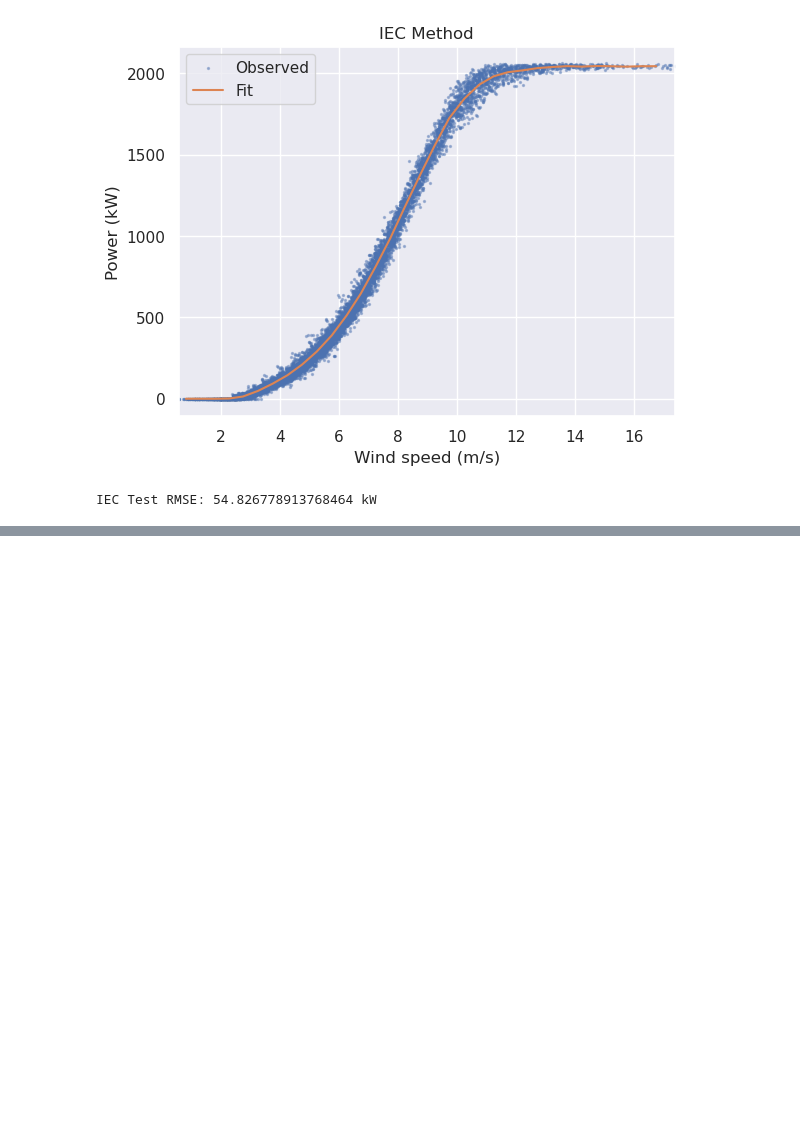
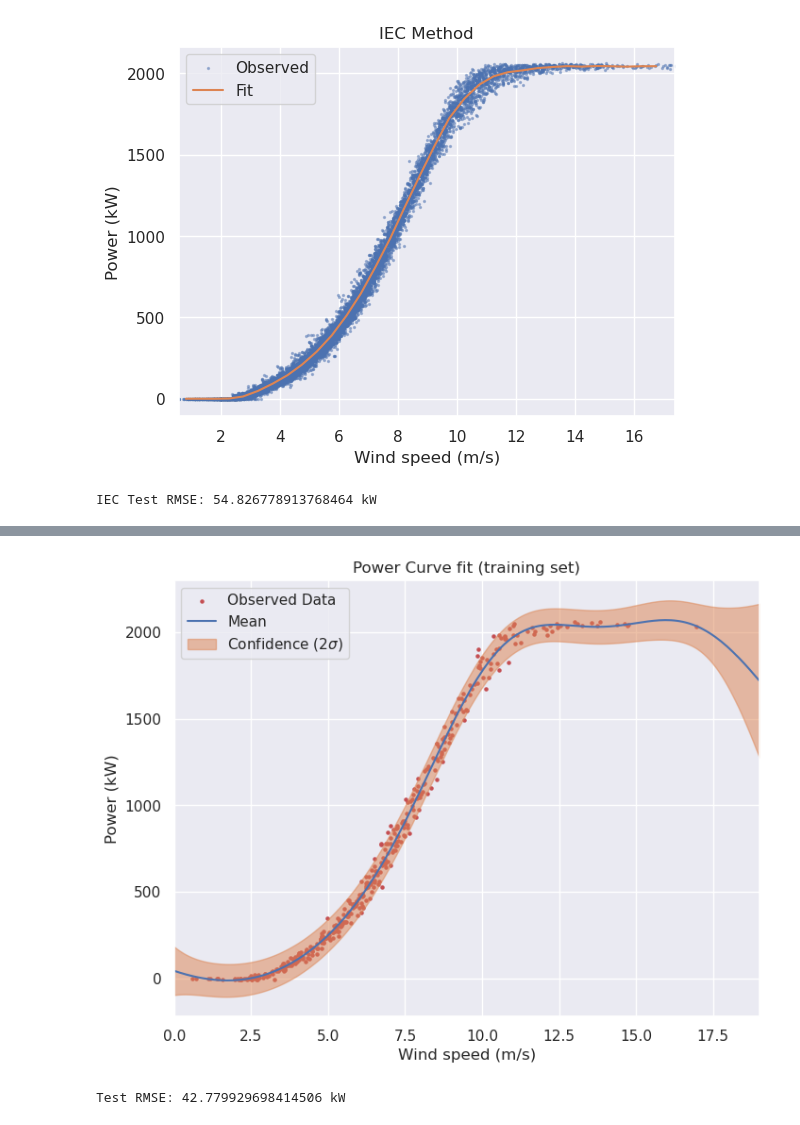
Before and after one commit to camirmas/REStats, a Jupyter notebook: REStats/notebooks/power_curve.ipynb, the cells around one changed output, grey strips where cells are left out. Cells and saved outputs as stored; diff of their text form; code cells hidden in the pictures; blank space fills up the shorter version.

```diff
--- a/REStats/notebooks/power_curve.ipynb
+++ b/REStats/notebooks/power_curve.ipynb
@@ -248,0 +113,5 @@ with torch.no_grad():
+# %%
+X_train = torch.tensor(train.wind_speed)
+y_train = torch.tensor(train.power_std)
+
+model, likelihood = power_curve.fit(X_train, y_train)
@@ -248,0 +136,25 @@ with torch.no_grad():
+# %%
+fit_x = torch.linspace(0, cut_out+1.5, 200)
+fit_pred = power_curve.predict(model, likelihood, fit_x)
+# %%
+with torch.no_grad():
+    # Initialize plot
+    f, ax = plt.subplots(1, 1, figsize=(8, 6))
+    ax.set_xmargin(0)
+    ax.set_title("Power Curve fit (training set)")
+    ax.set_xlabel("Wind speed (m/s)")
+    ax.set_ylabel("Power (kW)")
+
+    # Get upper and lower confidence bounds
+    lower, upper = fit_pred.confidence_region()
+    # Plot training data as black stars
+    ax.scatter(train.wind_speed, train.power, s=5, color="C3")
+    # Plot predictive means as blue line
+    ax.plot(fit_x.numpy(), fit_pred.mean.numpy() * train.power.std() + train.power.mean(), color="C0")
+    # Shade between the lower and upper confidence bounds
+    lower_tf = lower.numpy() * train.power.std() + train.power.mean()
+    upper_tf = upper.numpy() * train.power.std() + train.power.mean()
+    ax.fill_between(fit_x.numpy(), lower_tf, upper_tf, color="C1", alpha=0.5)
+    ax.legend(['Observed Data', 'Mean', 'Confidence (2$\sigma$)'])
+# %% [output]
+[figure, added]
@@ -248,0 +166,7 @@ with torch.no_grad():
+# %%
+test_pred_tf = test_pred.mean.numpy() * train.power.std() + train.power.mean()
+test_rmse = mean_squared_error(test_pred_tf, test_sort.power, squared=False)
+
+print(f"Test RMSE: {test_rmse} kW")
+# %% [output]
+Test RMSE: 42.779929698414506 kW
```
Also changed, not shown: parts of 17 cells of this notebook, 2 other files.
